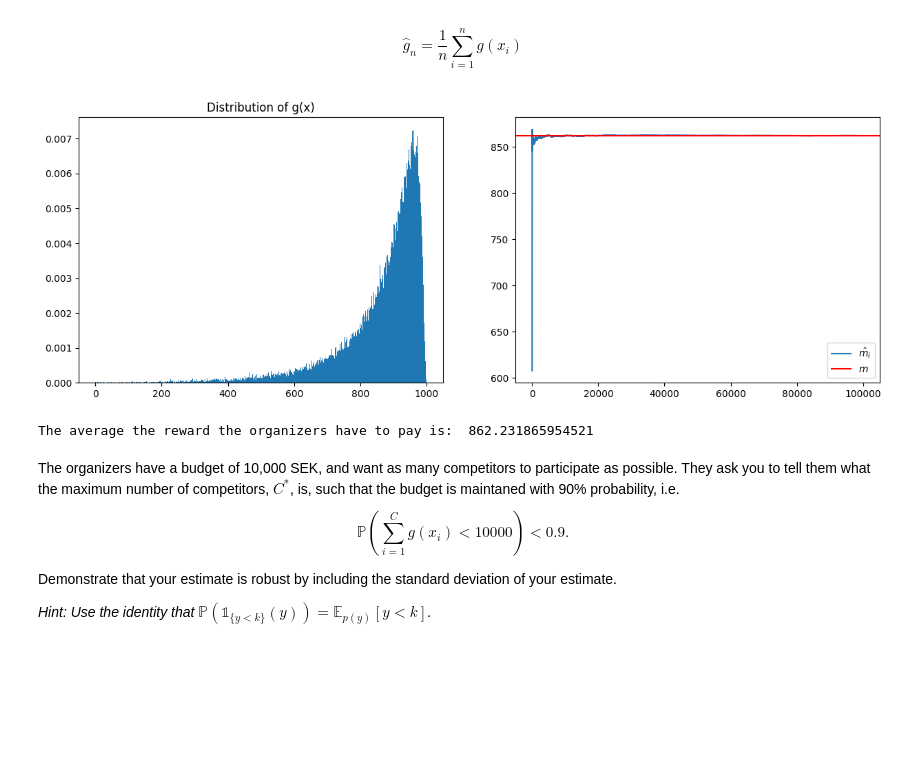
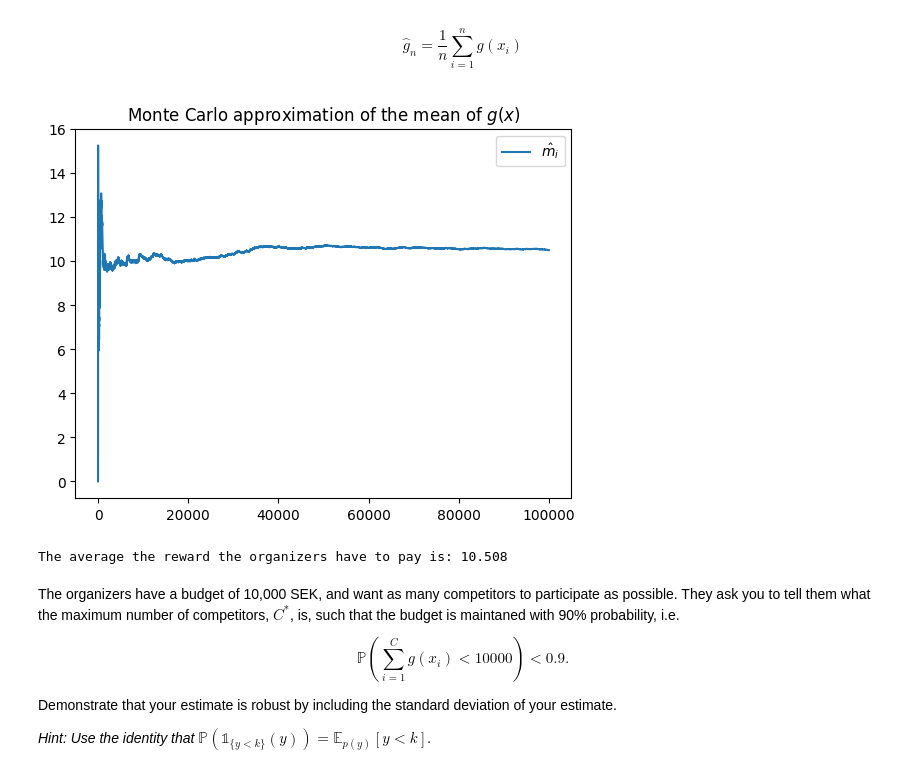
Before and after one commit to leonardodeclara/DD2447-Statistical-Methods-in-Applied-Computer-Science, a Jupyter notebook: Assignment_1/assignment1.ipynb, the cells around one changed output. Cells and saved outputs as stored; diff of their text form; code cells hidden in the pictures; blank space fills up the shorter version.

```diff
--- a/Assignment_1/assignment1.ipynb
+++ b/Assignment_1/assignment1.ipynb
@@ -604,9 +616,8 @@ On average, what is the reward that the organizers will have to pay? Approximate
 # %% [markdown]
 $$\hat{g}_n = \frac{1}{n}\sum_{i=1}^ng(x_i)$$
 # %%
-# mean of the distribution
-import math
-def plot_means(m, data):
+
+def plot_means_mc(data):
     # data should be an n long array
     n = len(data)
     sequential_estimates = []
@@ -617,46 +628,32 @@ def plot_means(m, data):
         # the data points x_1,..., x_i
         sequential_estimates.append(m_hat_i)
     plt.plot(sequential_estimates, label=r'$\hat{m}_i$')
-    plt.axhline(m, 0, n, color='red', label='$m$')
+    plt.title('Monte Carlo approximation of the mean of $g(x)$')
     plt.legend(loc='best')
     plt.show()
+    return sequential_estimates
 # %%
+def g(data):
+    return 1000*np.exp(-data/10)
 # we sample from lognormal
-mu = 0
+np.random.seed(0)
+mu = 5
 sig = 1
 samples_z=np.random.normal(mu,sig,100000)
 samples_x=np.exp(samples_z)
-def g(data):
-    return 1000*np.exp(-data/10)
+
 
 samples_g = g(samples_x)
 
 # monte carlo approximation
 g_hat = np.sum(samples_g)/len(samples_x)
 
-fig,axs=plt.subplots(1,2,figsize=(15,5))
-axs=axs.flatten()
-axs[0].hist(samples_g,bins=1000,density=True)
-axs[0].set_title('Distribution of g(x)')
+estimates = plot_means_mc(samples_g)
 
-
-
-#esponente = mu + (sig**2)/2
-#m0 = math.exp(esponente)
-#m = g(m0)
-
-
-plot_means(g_hat, samples_g)
-
-
-###### DON'T KNOW HOW TO GIVE A NAME TO THE SECOND PLOT
-
-axs[1].set_title('Monte Carlo estimate')
-
-print("The average the reward the organizers have to pay is: ", g_hat)
+print("The average the reward the organizers have to pay is: {:.3f}".format(estimates[-1]))
 # %% [output]
-[figure, old version]
+[figure, new version]
-The average the reward the organizers have to pay is:  862.231865954521
+The average the reward the organizers have to pay is: 10.508
 # %% [markdown]
 The organizers have a budget of 10,000 SEK, and want as many competitors to participate as possible. They ask you to tell them what the maximum number of competitors, $C^*$, is, such that the budget is maintaned with 90% probability, i.e. $$\mathbb{P}\left(\sum_{i=1}^{C} g(x_i) < 10000\right) < 0.9.$$
 
```
Also changed, not shown: parts of 18 cells of this notebook.
